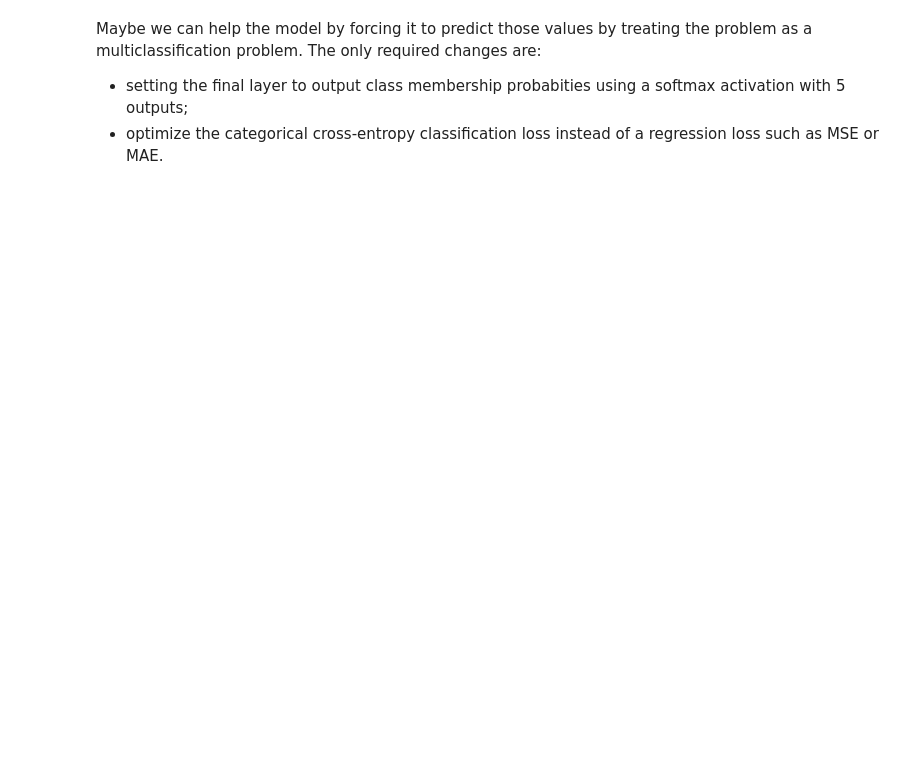
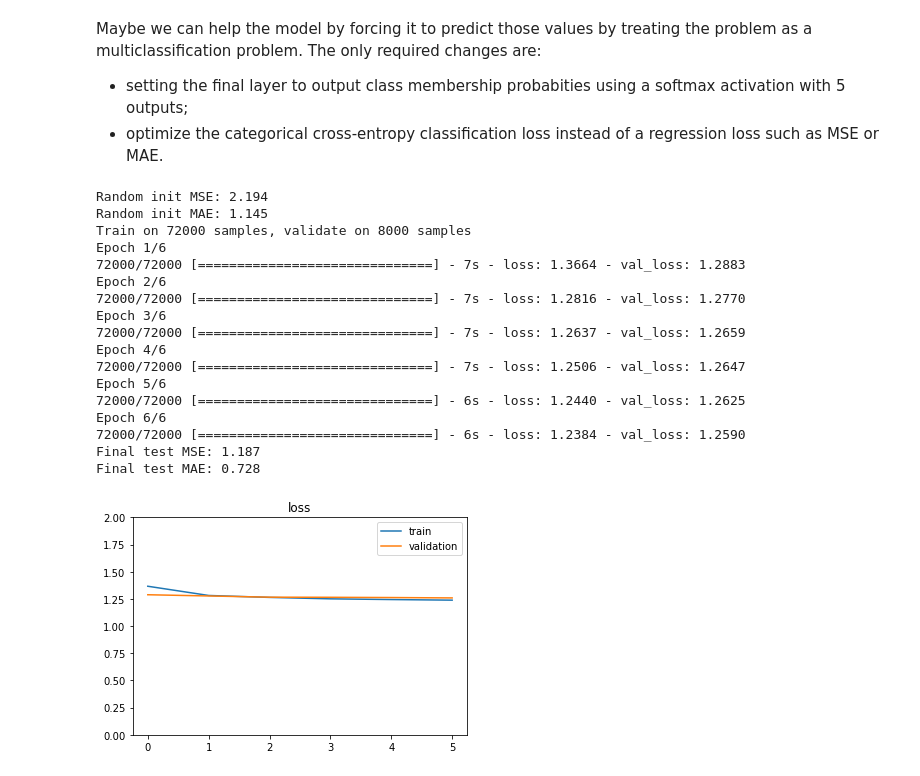
Before and after one commit to petermartigny/Deep-Learning, a Jupyter notebook: Labs/lab_2/Explicit_Feedback_Neural_Recommender_System.ipynb, the cells around one changed output. Cells and saved outputs as stored; diff of their text form; code cells hidden in the pictures; blank space fills up the shorter version.

```diff
--- a/Labs/lab_2/Explicit_Feedback_Neural_Recommender_System.ipynb
+++ b/Labs/lab_2/Explicit_Feedback_Neural_Recommender_System.ipynb
@@ -412,0 +824,71 @@ Maybe we can help the model by forcing it to predict those values by treating th
+# %%
+# %load solutions/classification.py
+# For each sample we input the integer identifiers
+# of a single user and a single item
+user_id_input = Input(shape=[1], name='user')
+item_id_input = Input(shape=[1], name='item')
+
+embedding_size = 16
+dense_size = 128
+dropout_embedding = 0.5
+dropout_hidden = 0.2
+
+user_embedding = Embedding(output_dim=embedding_size, input_dim=max_user_id + 1,
+                           input_length=1, name='user_embedding')(user_id_input)
+item_embedding = Embedding(output_dim=embedding_size, input_dim=max_item_id + 1,
+                           input_length=1, name='item_embedding')(item_id_input)
+
+# reshape from shape: (batch_size, input_length, embedding_size)
+# to shape: (batch_size, input_length * embedding_size) which is
+# equal to shape: (batch_size, embedding_size)
+user_vecs = Flatten()(user_embedding)
+item_vecs = Flatten()(item_embedding)
+
+input_vecs = merge([user_vecs, item_vecs], mode='concat')
+input_vecs = Dropout(dropout_embedding)(input_vecs)
+
+x = Dense(dense_size, activation='relu')(input_vecs)
+x = Dropout(dropout_hidden)(x)
+x = Dense(dense_size, activation='relu')(x)
+y = Dense(output_dim=5, activation='softmax')(x)
+
+model = Model(input=[user_id_input, item_id_input], output=y)
+model.compile(optimizer='adam', loss='sparse_categorical_crossentropy')
+
+initial_train_preds = model.predict([user_id_train, item_id_train]).argmax(axis=1) + 1
+print("Random init MSE: %0.3f" % mean_squared_error(initial_train_preds, rating_train))
+print("Random init MAE: %0.3f" % mean_absolute_error(initial_train_preds, rating_train))
+
+
+history = model.fit([user_id_train, item_id_train], rating_train - 1,
+                    batch_size=64, nb_epoch=6, validation_split=0.1,
+                    shuffle=True)
+
+plt.plot(history.history['loss'], label='train')
+plt.plot(history.history['val_loss'], label='validation')
+plt.ylim(0, 2)
+plt.legend(loc='best')
+plt.title('loss');
+
+test_preds = model.predict([user_id_test, item_id_test]).argmax(axis=1) + 1
+print("Final test MSE: %0.3f" % mean_squared_error(test_preds, rating_test))
+print("Final test MAE: %0.3f" % mean_absolute_error(test_preds, rating_test))
+# %% [output]
+Random init MSE: 2.194
+Random init MAE: 1.145
+Train on 72000 samples, validate on 8000 samples
+Epoch 1/6
+72000/72000 [==============================] - 7s - loss: 1.3664 - val_loss: 1.2883
+Epoch 2/6
+72000/72000 [==============================] - 7s - loss: 1.2816 - val_loss: 1.2770
+Epoch 3/6
+72000/72000 [==============================] - 7s - loss: 1.2637 - val_loss: 1.2659
+Epoch 4/6
+72000/72000 [==============================] - 7s - loss: 1.2506 - val_loss: 1.2647
+Epoch 5/6
+72000/72000 [==============================] - 6s - loss: 1.2440 - val_loss: 1.2625
+Epoch 6/6
+72000/72000 [==============================] - 6s - loss: 1.2384 - val_loss: 1.2590
+Final test MSE: 1.187
+Final test MAE: 0.728
+[figure, added]
```
Also changed, not shown: parts of 44 cells of this notebook, 35 other files.
